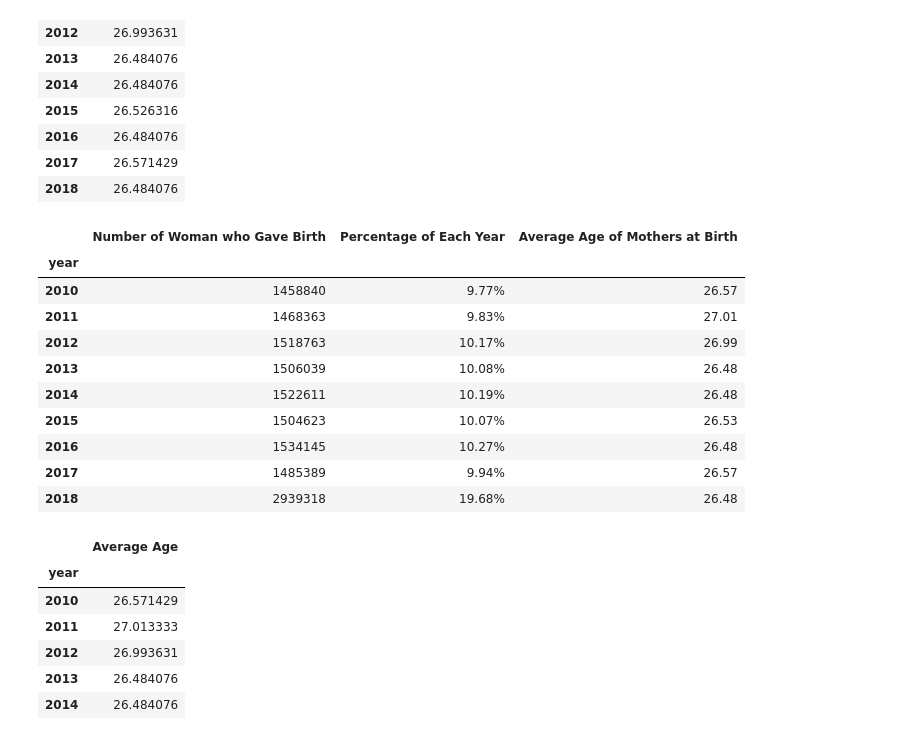
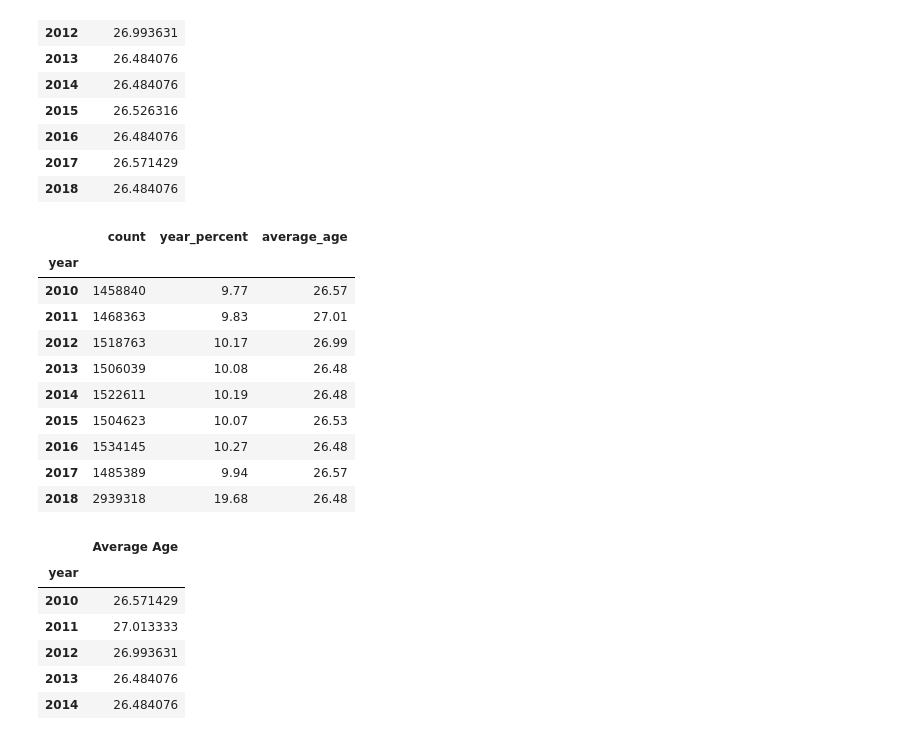
Before and after one commit to KirstieMcCown/finalproject, a Jupyter notebook: data_cleaning/mothers.ipynb, the cells around one changed output. Cells and saved outputs as stored; diff of their text form; code cells hidden in the pictures.

```diff
--- a/data_cleaning/mothers.ipynb
+++ b/data_cleaning/mothers.ipynb
@@ -235,45 +235,45 @@ avg_age
 # %%
 # Total Births Per Year
 
 # Group data by year
 year = mothers_df.groupby("year")
 
 # Find the total sum of births for each year
 totalperyear = year["count"].sum()
 
 # Find the percentage of each age
 total_percent = totalperyear/total_births*100
 
 # Find the average age
 age_count = year["age_group"].mean()
 
 # # Create a new dataframe to hold calculations for percentage and count of each gender
-year_df = pd.DataFrame({"Number of Woman who Gave Birth": totalperyear, "Percentage of Each Year": total_percent, "Average Age of Mothers at Birth" : age_count})
+year_df = pd.DataFrame({"count": totalperyear, "year_percent": total_percent, "average_age" : age_count})
 
 # # Sort values in descedning order
-year_df.sort_values(by=["Number of Woman who Gave Birth"], inplace = True, ascending = False)
+year_df.sort_values(by=["count"], inplace = True, ascending = False)
 
 # # Convert Percentage of births each year to float, and format. Format average age
-year_df["Percentage of Each Year"] = year_df["Percentage of Each Year"].astype(float).map("{:,.2f}%".format)
-year_df["Average Age of Mothers at Birth"] = year_df["Average Age of Mothers at Birth"].map("{:,.2f}".format)
+year_df["year_percent"] = year_df["year_percent"].astype(float).map("{:,.2f}".format)
+year_df["average_age"] = year_df["average_age"].map("{:,.2f}".format)
 
 # Add index name and sort by year then age_group
 year_df.sort_values(by=["year"], inplace = True, ascending = True)
 
 # # Display the data frame
 year_df
 # %% [output]
-|  | Number of Woman who Gave Birth | Percentage of Each Year | Average Age of Mothers at Birth |
+|  | count | year_percent | average_age |
 | year |  |  |  |
-| 2010 | 1458840 | 9.77% | 26.57 |
-| 2011 | 1468363 | 9.83% | 27.01 |
-| 2012 | 1518763 | 10.17% | 26.99 |
-| 2013 | 1506039 | 10.08% | 26.48 |
-| 2014 | 1522611 | 10.19% | 26.48 |
-| 2015 | 1504623 | 10.07% | 26.53 |
-| 2016 | 1534145 | 10.27% | 26.48 |
-| 2017 | 1485389 | 9.94% | 26.57 |
-| 2018 | 2939318 | 19.68% | 26.48 |
+| 2010 | 1458840 | 9.77 | 26.57 |
+| 2011 | 1468363 | 9.83 | 27.01 |
+| 2012 | 1518763 | 10.17 | 26.99 |
+| 2013 | 1506039 | 10.08 | 26.48 |
+| 2014 | 1522611 | 10.19 | 26.48 |
+| 2015 | 1504623 | 10.07 | 26.53 |
+| 2016 | 1534145 | 10.27 | 26.48 |
+| 2017 | 1485389 | 9.94 | 26.57 |
+| 2018 | 2939318 | 19.68 | 26.48 |
 # %%
 # Drop any 0's in the age_group column
 droped = mothers_df.loc[mothers_df["age_group"]!= "0"]
```
Also changed, not shown: parts of 3 cells of this notebook, 16 other files.
